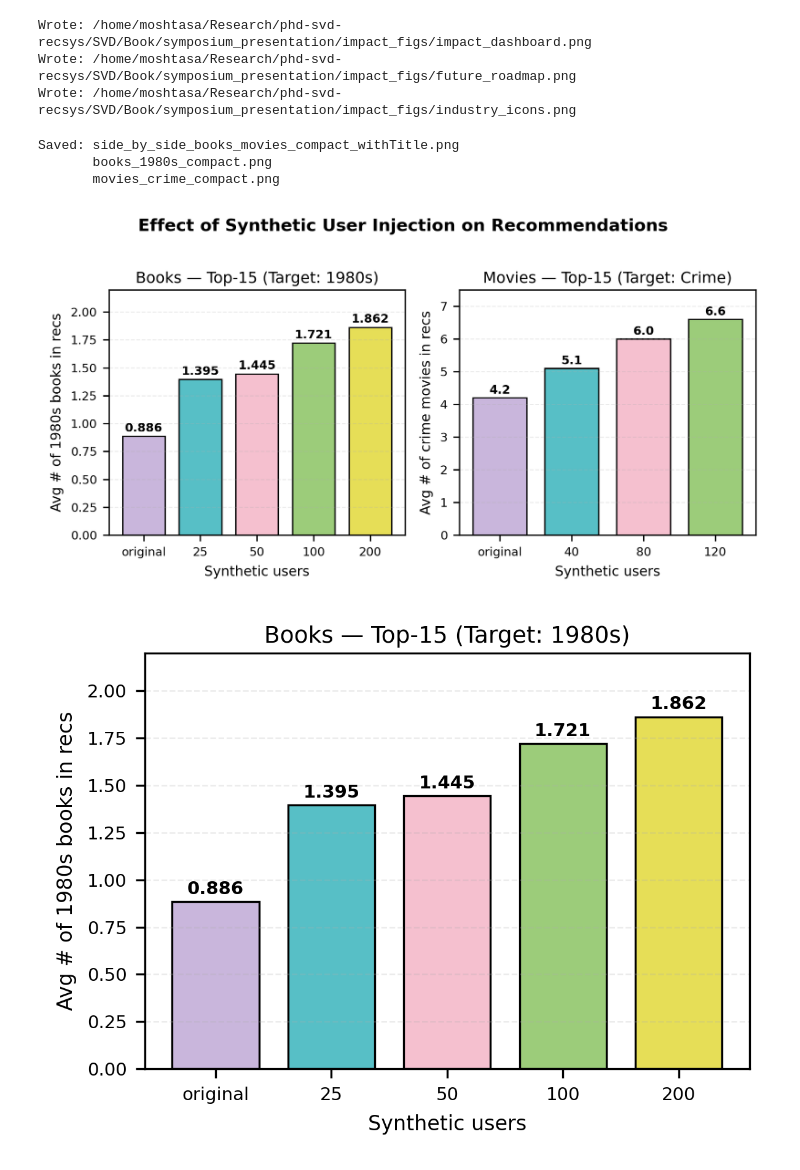
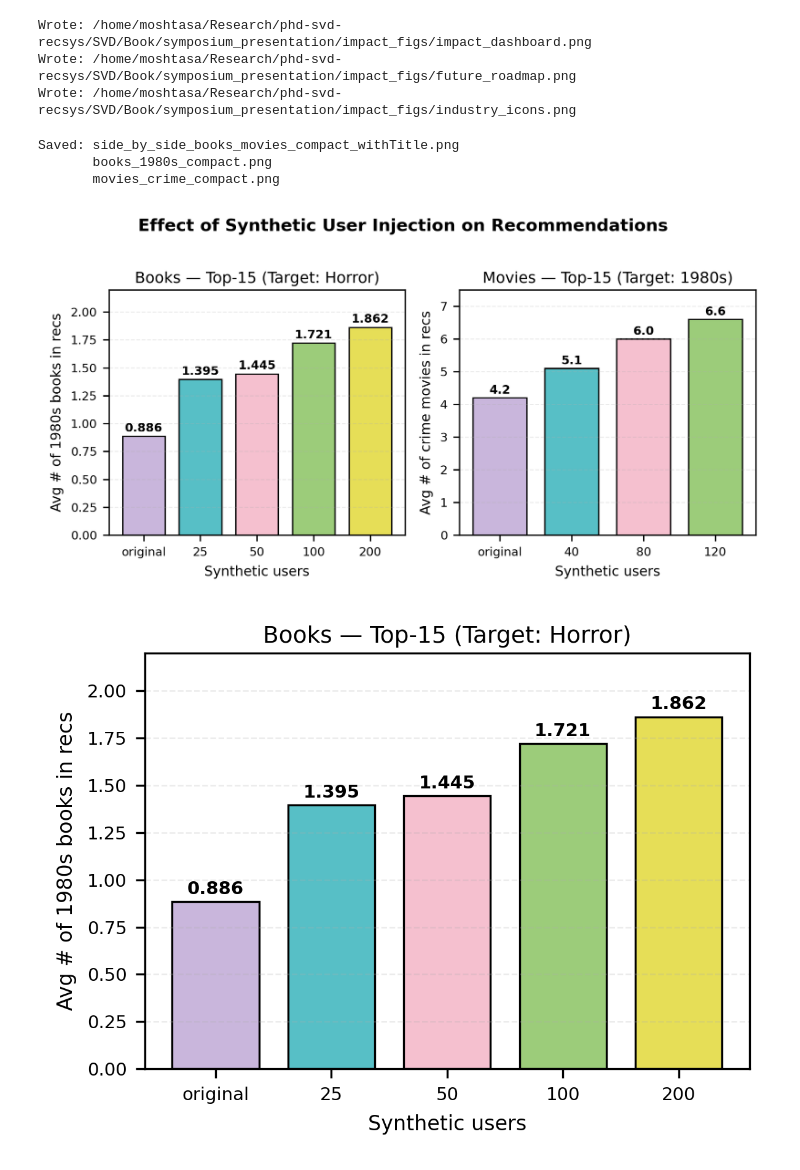
Before and after one commit to saramoshtaghi/phd-svd-recsys, a Jupyter notebook: SVD/Book/symposium_presentation/figures.ipynb, the cells around one changed output. Saved outputs shown, nothing was run; the diff lists cells and outputs as text; code cells hidden in the pictures.

```diff
--- a/SVD/Book/symposium_presentation/figures.ipynb
+++ b/SVD/Book/symposium_presentation/figures.ipynb
@@ -1986,7 +1986,7 @@ bars = ax.bar(
     books_labels, books_values,
     color=PALETTE, edgecolor="black", linewidth=0.8, width=0.75
 )
-ax.set_title("Books — Top-15 (Target: 1980s)", pad=4)
+ax.set_title("Books — Top-15 (Target: Horror)", pad=4)
 ax.set_xlabel("Synthetic users")
 ax.set_ylabel("Avg # of 1980s books in recs")
 ax.grid(axis="y", alpha=0.25, linestyle="--", linewidth=0.6)
@@ -2004,7 +2004,7 @@ bars = ax.bar(
     movie_labels, movie_values,
     color=movie_colors, edgecolor="black", linewidth=0.8, width=0.75
 )
-ax.set_title("Movies — Top-15 (Target: Crime)", pad=4)
+ax.set_title("Movies — Top-15 (Target: 1980s)", pad=4)
 ax.set_xlabel("Synthetic users")
 ax.set_ylabel("Avg # of crime movies in recs")
 ax.grid(axis="y", alpha=0.25, linestyle="--", linewidth=0.6)
@@ -2025,7 +2025,7 @@ bars = ax_b.bar(
     books_labels, books_values,
     color=PALETTE, edgecolor="black", linewidth=0.8, width=0.75
 )
-ax_b.set_title("Books — Top-15 (Target: 1980s)", pad=4)
+ax_b.set_title("Books — Top-15 (Target: Horror)", pad=4)
 ax_b.set_xlabel("Synthetic users")
 ax_b.set_ylabel("Avg # of 1980s books in recs")
 ax_b.grid(axis="y", alpha=0.25, linestyle="--", linewidth=0.6)
@@ -2033,32 +2033,32 @@ ax_b.set_ylim(0, 2.2)
 for b, v in zip(bars, books_values):
     ax_b.text(b.get_x() + b.get_width()/2, v + 0.02, f"{v:.3f}",
               ha="center", va="bottom", fontsize=7, fontweight="bold")
 fig_b.tight_layout()
 fig_b.savefig("books_1980s_compact.png", bbox_inches="tight")
 
 # ---- Movies only ----
 fig_m, ax_m = plt.subplots(figsize=(4, 3))
 bars = ax_m.bar(
     movie_labels, movie_values,
     color=movie_colors, edgecolor="black", linewidth=0.8, width=0.75
 )
-ax_m.set_title("Movies — Top-15 (Target: Crime)", pad=4)
+ax_m.set_title("Movies — Top-15 (Target: 1980s)", pad=4)
 ax_m.set_xlabel("Synthetic users")
 ax_m.set_ylabel("Avg # of crime movies in recs")
 ax_m.grid(axis="y", alpha=0.25, linestyle="--", linewidth=0.6)
 ax_m.set_ylim(0, 7.5)
 for b, v in zip(bars, movie_values):
     ax_m.text(b.get_x() + b.get_width()/2, v + 0.05, f"{v:.1f}",
               ha="center", va="bottom", fontsize=7, fontweight="bold")
 fig_m.tight_layout()
 fig_m.savefig("movies_crime_compact.png", bbox_inches="tight")
 
 print("Saved: side_by_side_books_movies_compact_withTitle.png")
 print("       books_1980s_compact.png")
 print("       movies_crime_compact.png")
 # %% [output]
 Saved: side_by_side_books_movies_compact_withTitle.png
        books_1980s_compact.png
        movies_crime_compact.png
 [figure]
-[figure, old version]
+[figure, new version]
```
Also changed, not shown: parts of 1 cell of this notebook, 3 other files.
